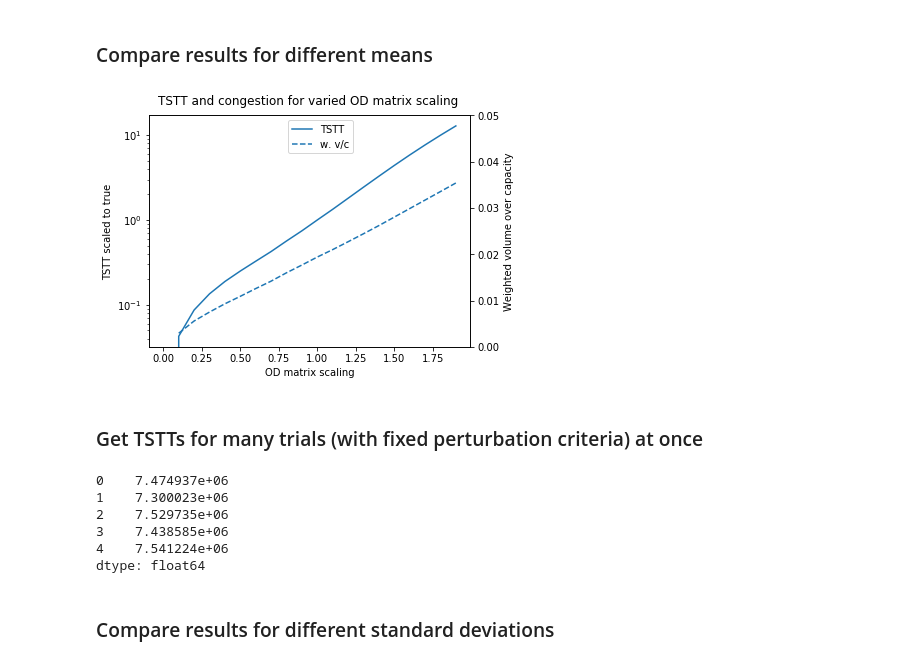
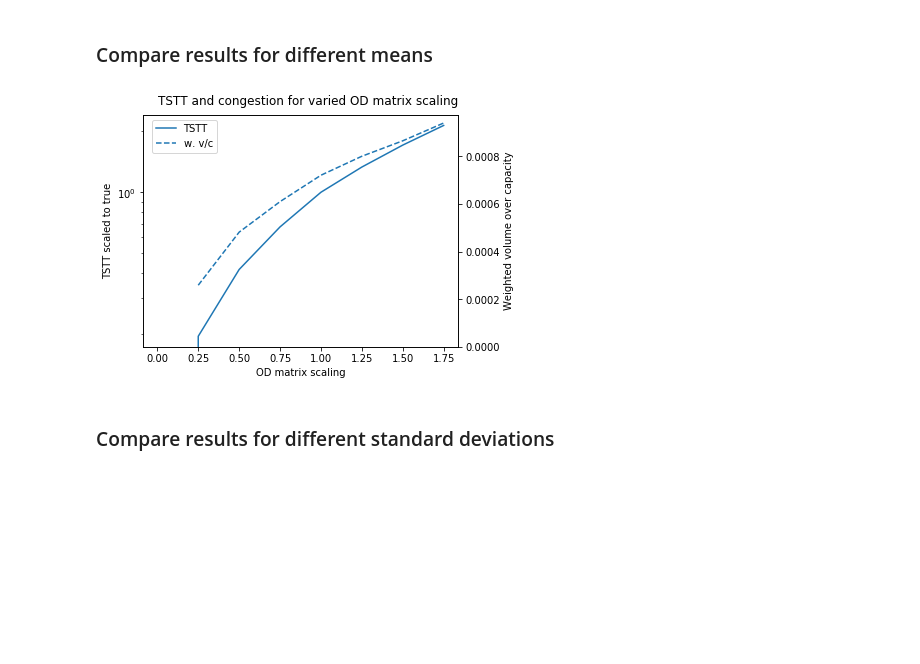
Before and after one commit to CarlinLiao/od-perturbation, a Jupyter notebook: automation.ipynb, the cells around one changed output. Drawn from its saved outputs; the diff is of its cells as text; code cells hidden in the pictures; blank space fills up the shorter version.

```diff
--- a/automation.ipynb
+++ b/automation.ipynb
@@ -42,7 +43,7 @@ def tap_trial(
         nodesPerturbedIfOrig,
         nodesPerturbedIfDest
     )
-    subprocess.Popen("tap-b/bin/tap " + netFileName + " trips_perturbed.tntp", shell=True).wait()
+    subprocess.run("tap-b/bin/tap " + netFileName + " trips_perturbed.tntp >/dev/null", shell=True, stdout=subprocess.DEVNULL, stderr=subprocess.DEVNULL);
     if returnDataFrame:
         return output_reader("full_log.txt", netFileName)
     else:
@@ -78,0 +135,25 @@ dfres.to_csv("res.csv")
+# %%
+net = 'friedrichshain-center'
+#     'berlin-center'
+#     'friedrichshain-center'
+#     'berlin-mitte-center'
+#     'berlin-mitte-prenzlauerberg-friedrichshain-center'
+#     'berlin-prenzlauerberg-center'
+#     'berlin-tiergarten'
+#     'SiouxFalls'
+
+netFilename = 'inputs/{}_net.tntp'.format(net)
+tripsFilename = 'inputs/{}_trips.tntp'.format(net)
+
+n = 1000
+if tap_times[net] > 5:
+    n = 40
+elif tap_times[net] > 1:
+    n = 100
+elif tap_times[net] > .5:
+    n = 200
+elif tap_times[net] > .25:
+    n = 500
+
+true_tstt, true_wvc = tap_trial(netFilename, tripsFilename, norm_mean=1, norm_sd=0, returnDataFrame=False)
+true_tstt, true_wvc
@@ -79,75 +264,35 @@ dfres.to_csv("res.csv")
 # %% [markdown]
 ### Compare results for different means
 # %%
-means = np.arange(0,2,.1)
-reses = [tap_trial("SiouxFalls_net.tntp", "SiouxFalls_trips.tntp", norm_mean=mean, norm_sd=0, returnDataFrame=False) for mean in means]
+means = np.arange(0,2,.25)
+reses = [tap_trial(netFilename, tripsFilename, norm_mean=mean, norm_sd=0, returnDataFrame=False) for mean in means]
 tstts_scaled = np.array([r[0] for r in reses])/true_tstt
 congestions = [r[1] for r in reses]
 # %%
 def tstt_wvc_plot(inputs, tstts, congestions, input_name, log_input=False, log_tstt=False, output_fig_name=None):
     fig, ax1 = plt.subplots()
     ax1.set_xlabel(input_name)
     ax1.set_ylabel('TSTT scaled to true')
     ax1.plot(inputs, tstts, label='TSTT')
     if log_input:
         ax1.set_xscale('log')
     if log_tstt:
         ax1.set_yscale('log')
 
     ax2 = ax1.twinx()
     ax2.set_ylabel('Weighted volume over capacity')
     ax2.plot(inputs, congestions, linestyle='--', label='w. v/c')
-    ax2.set_ylim(bottom=0, top=0.05)
+    ax2.set_ylim(bottom=0)
 
-    fig.legend(loc=1, bbox_to_anchor=(0.65,1), bbox_transform=ax1.transAxes)
+    fig.legend(loc=1, bbox_to_anchor=(0.25,1), bbox_transform=ax1.transAxes)
     fig.suptitle('TSTT and congestion for varied {}'.format(input_name), y=1.02)
     fig.tight_layout()
     if output_fig_name:
         plt.savefig(output_fig_name, dpi='figure')
     plt.show()
 
-tstt_wvc_plot(means, tstts_scaled, congestions, 'OD matrix scaling', log_tstt=True)
+tstt_wvc_plot(means, tstts_scaled, congestions, 'OD matrix scaling', log_tstt=True, output_fig_name='output/{}_mean_scaling.png'.format(net))
 # %% [output]
-[figure, old version]
+[figure, new version]
-# %% [markdown]
-### Get TSTTs for many trials (with fixed perturbation criteria) at once
-# %%
-def tap_multi_trial(
-            netFileName,
-            demandFileName,
-            n,
-            perturbType="normal",
-            norm_mean=1,
-            norm_sd=.1,
-            uniform_low=.9,
-            uniform_high=1.1,
-            nodesPerturbedAlways=[],
-            nodesPerturbedIfOrig=[],
-            nodesPerturbedIfDest=[]
-):
-    return [tap_trial(
-        netFileName,
-        demandFileName,
-        perturbType,
-        norm_mean,
-        norm_sd,
-        uniform_low,
-        uniform_high,
-        nodesPerturbedAlways,
-        nodesPerturbedIfOrig,
-        nodesPerturbedIfDest,
-        returnDataFrame=False
-    ) for i in range(n)]
-
-rezzes = tap_multi_trial("SiouxFalls_net.tntp", "SiouxFalls_trips.tntp", 1000)
-tstts = pd.Series([r[0] for r in rezzes])
-tstts.head()
-# %% [output]
-0    7.474937e+06
-1    7.300023e+06
-2    7.529735e+06
-3    7.438585e+06
-4    7.541224e+06
-dtype: float64
 # %% [markdown]
 ### Compare results for different standard deviations
```
Also changed, not shown: parts of 24 cells of this notebook, 1 other file.
